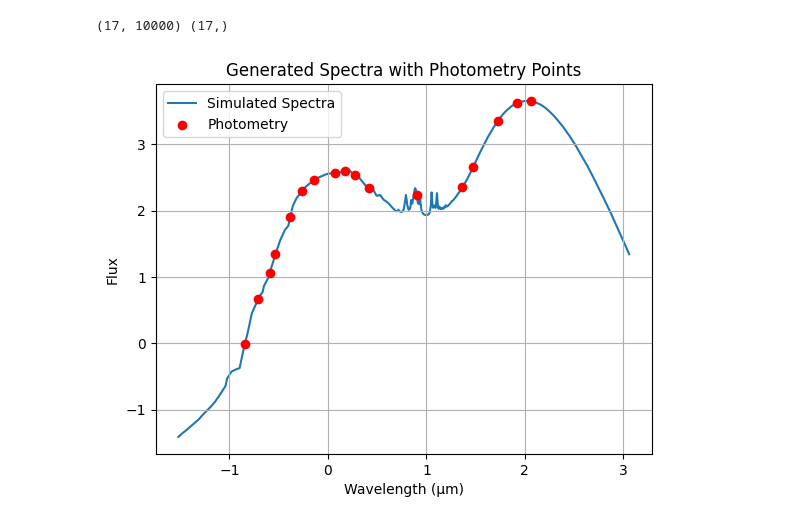
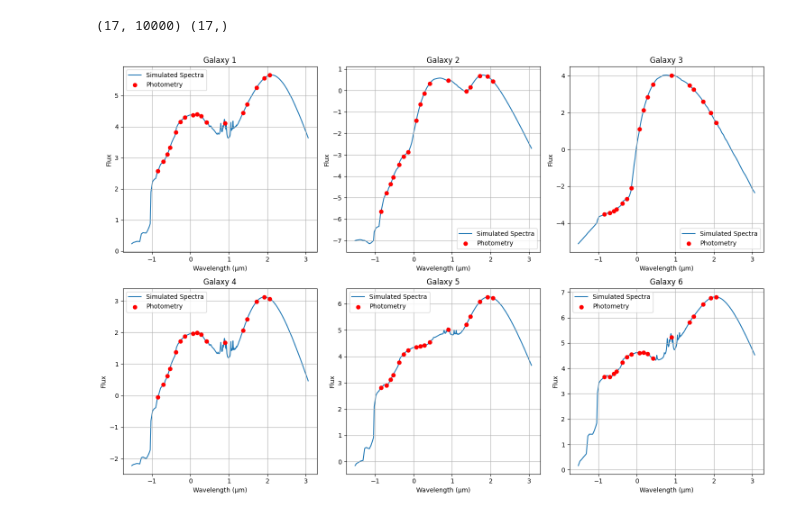
Before and after one commit to VasileiosKottas/AstroInformatics, a Jupyter notebook: plot.ipynb, the cells around one changed output. Drawn from its saved outputs; the diff is of its cells as text; code cells hidden in the pictures.

```diff
--- a/plot.ipynb
+++ b/plot.ipynb
@@ -22,19 +5,52 @@ def plot_data(output_wave_list, output_flux_list, wave_interpol, photometry):
+# %%
+
+def plot_data(output_wave_list, output_flux_list, wave_interpol, photometry):
+    # Define the number of rows and columns for the subplots
+    n_rows = 2
+    n_cols = 3
+
+    # Create the figure and axes
+    fig, axs = plt.subplots(n_rows, n_cols, figsize=(15, 10))
+    axs = axs.ravel()  # Flatten the 2D array of axes for easier indexing
+
+    # Plot data in subplots
+    plot_index = 0
+    for i in range(len(output_flux_list[0, :])):
+        if i % 1250 == 0 and plot_index < len(axs):  # Ensure not exceeding subplot count
+            ax = axs[plot_index]
+            ax.plot(output_wave_list, output_flux_list[:, i], zorder=1)
+            ax.scatter(wave_interpol, photometry[:, i], c='red', zorder=2)
+            ax.legend(['Simulated Spectra', 'Photometry'])
+            ax.set_xlabel('Wavelength (µm)')
+            ax.set_ylabel('Flux')
+            ax.set_title(f'Galaxy {plot_index + 1}')
+            ax.grid(True)
+            plot_index += 1
+
+    # Hide any unused subplots
+    for j in range(plot_index, len(axs)):
+        axs[j].axis('off')
+
+    # Adjust layout and save the figure
+    plt.tight_layout()
+    plt.savefig('synth_6_plots.png', dpi=300, bbox_inches='tight')
+    plt.show()
 # %%
 spectra = pd.read_csv('./data/spectra.csv').T
 spectra.reset_index(inplace=True)
 spectra.columns = range(len(spectra.columns))
 spectra = spectra.values.astype(np.float64)
 spectra_flux = spectra[:,1:]
 spectra_wave = spectra[:,0]
 
 photo = pd.read_csv('./data/interpolated_spectra.csv').T
 photo.reset_index(inplace=True)
 photo.columns = range(len(photo.columns))
 photo = photo.values.astype(np.float64)
 photo_flux = photo[:,1:]
 photo_wave = photo[:,0]
 print(photo_flux.shape, photo_wave.shape)
-plot_data(spectra_wave, spectra_flux[:,4], photo_wave, photo_flux[:,4])
+plot_data(spectra_wave, spectra_flux, photo_wave, photo_flux)
 # %% [output]
 (17, 10000) (17,)
-[figure, old version]
+[figure, new version]
```
Also changed, not shown: parts of 1 cell of this notebook, 27 other files.
